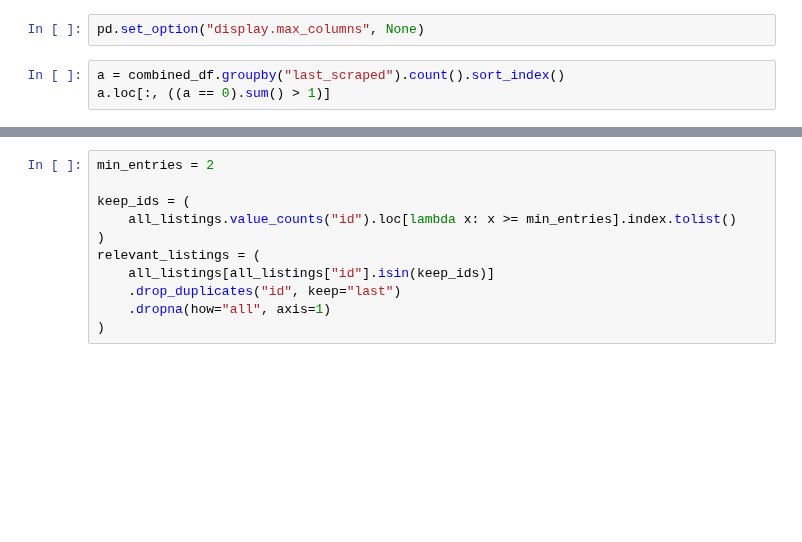
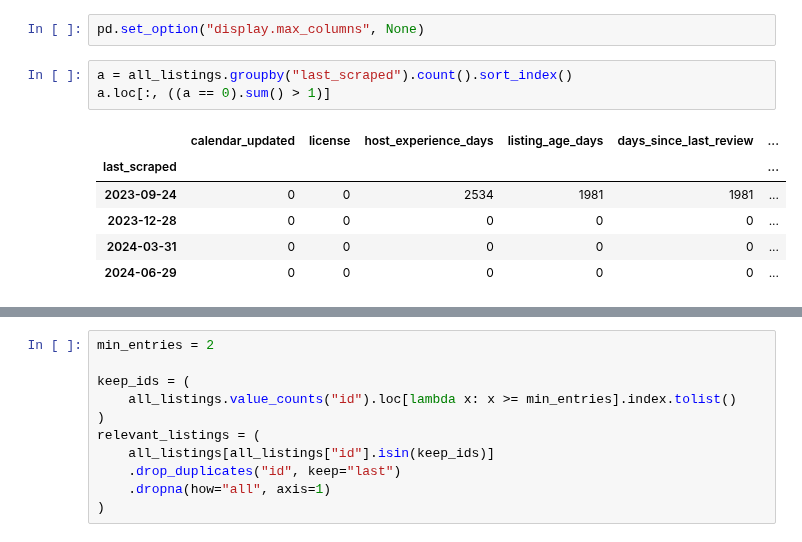
Before and after one commit to gerome-rac/DSF, a Jupyter notebook: data_sourcing/clean_airbnb_data.ipynb, the cells around one changed output, grey strips where cells are left out. Drawn from its saved outputs; the diff is of its cells as text; blank space fills up the shorter version.

```diff
--- a/data_sourcing/clean_airbnb_data.ipynb
+++ b/data_sourcing/clean_airbnb_data.ipynb
@@ -34,7 +54,14 @@ all_listings.groupby("last_scraped").size()
 # %%
 pd.set_option("display.max_columns", None)
 # %%
-a = combined_df.groupby("last_scraped").count().sort_index()
+a = all_listings.groupby("last_scraped").count().sort_index()
 a.loc[:, ((a == 0).sum() > 1)]
+# %% [output]
+|  | calendar_updated | license | host_experience_days | listing_age_days | days_since_last_review | ... |
+| last_scraped |  |  |  |  |  | ... |
+| 2023-09-24 | 0 | 0 | 2534 | 1981 | 1981 | ... |
+| 2023-12-28 | 0 | 0 | 0 | 0 | 0 | ... |
+| 2024-03-31 | 0 | 0 | 0 | 0 | 0 | ... |
+| 2024-06-29 | 0 | 0 | 0 | 0 | 0 | ... |
 # %%
 all_listings.filter(["bedrooms", "beds"]).describe()
```
Also changed, not shown: parts of 7 cells of this notebook.
